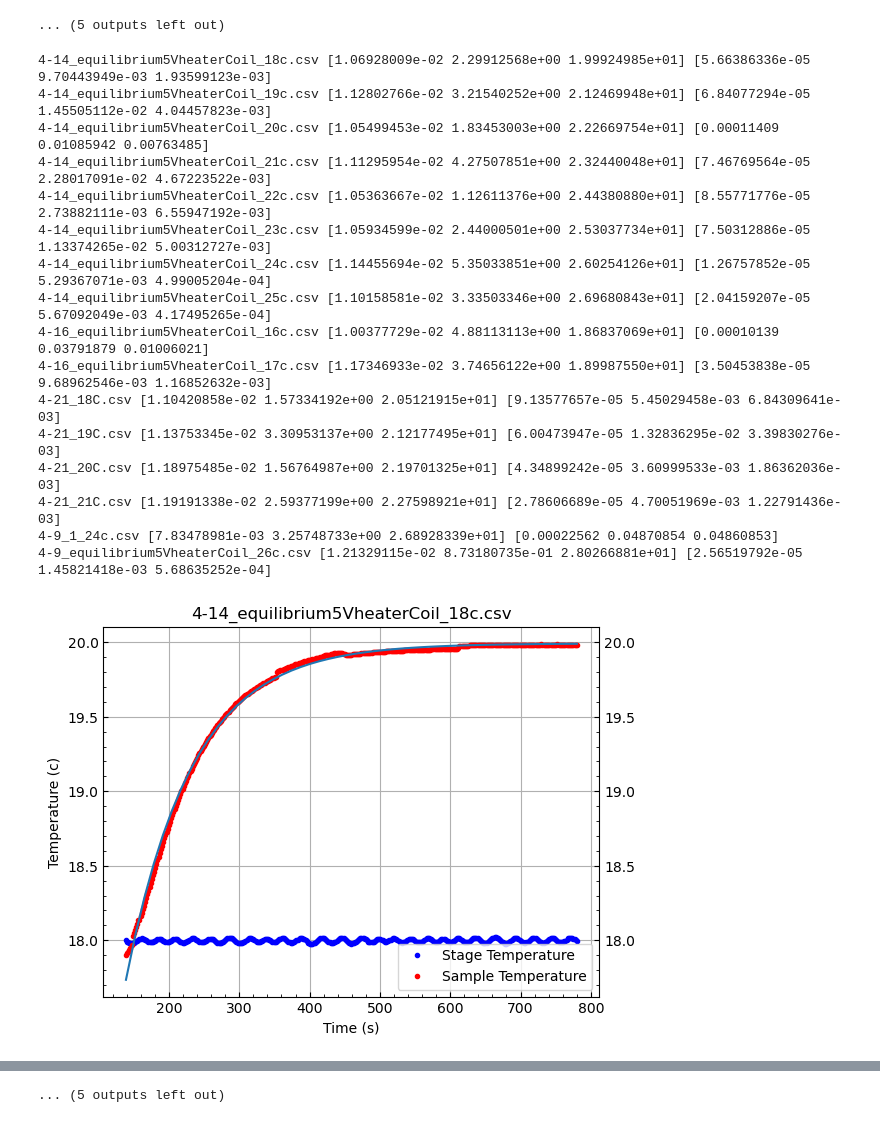
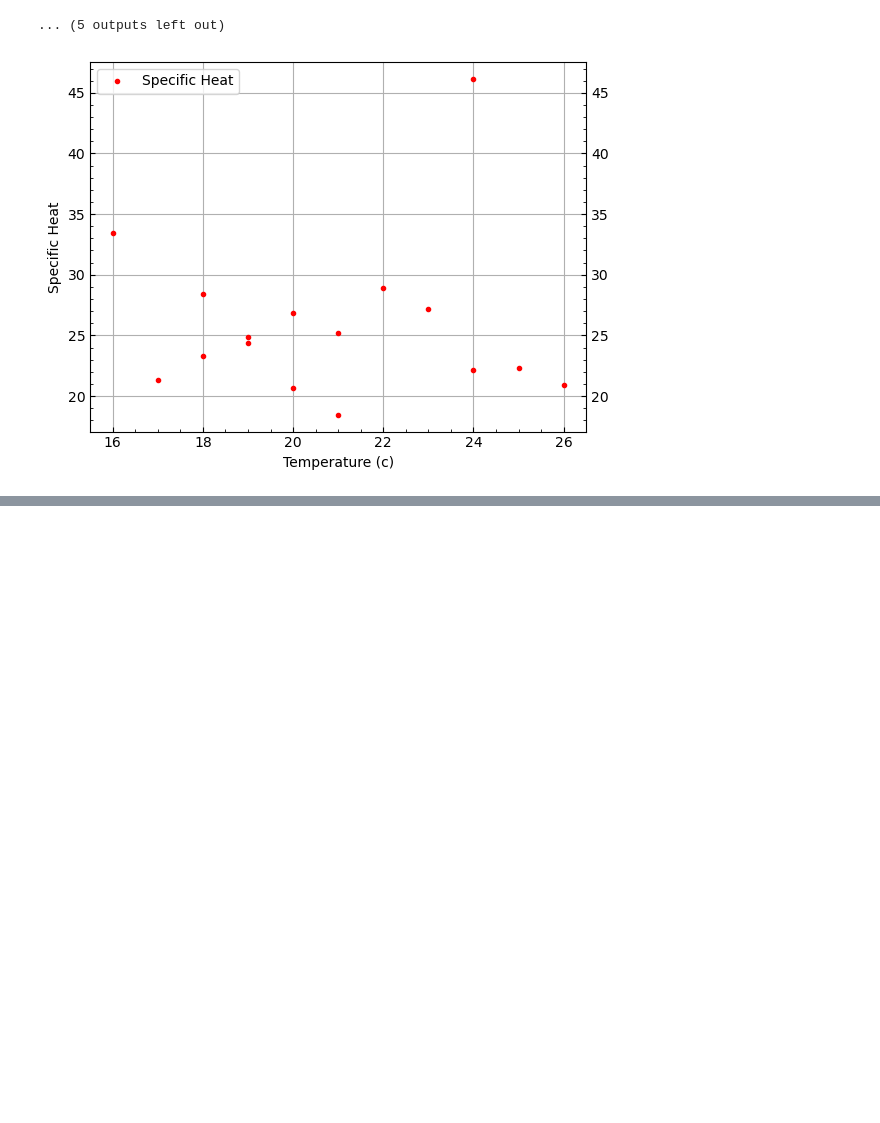
Before and after one commit to djc6451/gadoliniumRepo, a Jupyter notebook: gadoliniumAnalysis.ipynb, the cells around one changed output, grey strips where cells are left out. Drawn from its saved outputs; the diff is of its cells as text; code cells hidden in the pictures; blank space fills up the shorter version.

```diff
--- a/gadoliniumAnalysis.ipynb
+++ b/gadoliniumAnalysis.ipynb
@@ -164,50 +164,54 @@ indeces = np.array([(87,135),
                     (94,125),
                     (250,280),
                     (145,185),
                     (245,285),
                     (155,185),
                     (40,80), #
                     (130,166),
                     (40,80),
                     (103,135),
                     (172,215),
                     (7,35)])
 count = 0
+
+
+temperaturesOrdered = np.array([18,19,20,21,22,23,24,25,16,17,18,19,20,21,24,26])
+bVals = np.array([])
+cVals = np.array([])
+
+
 for file in filenames:
     startingIndex = indeces[count][0]
 
     start = "C:\\Users\\Lawre\\OneDrive\\Desktop\\gadolinium\\datalist"
     end = "\\" + file
     totalFilePath = start+end
     #Do some curve fitting on each one and then print the information below
     tempTime , tempStage , tempSample = loadnsave(totalFilePath)
 
     vals , pcov = scipy.optimize.curve_fit( tempOfTime ,  tempTime[startingIndex:] , tempSample[startingIndex:],p0=[0.012,2.5,20])
 
-    print( file , vals , np.sqrt(np.diag(pcov)) )
+    #print( file , vals , np.sqrt(np.diag(pcov)) )
+
     x = np.linspace( tempTime[startingIndex] , tempTime[len(tempTime)-1] )
     y = tempOfTime( x , vals[0] , vals[1],vals[2])
 
 
-    plotFile(totalFilePath, startingIndex , len(tempTime))
-    plt.plot(x,y,label="Curve Fit")
+    #plotFile(totalFilePath, startingIndex , len(tempTime))
+    #plt.plot(x,y,label="Curve Fit")
+
+    bVals = np.append(bVals, vals[0])
+    cVals = np.append(cVals , vals[2])
 
     count = count + 1
+
+
+#MAKE CHANGES TO THE B VALUES BECAUSE THEY ARE NOT INHERENTLY SPECIFIC HEATS
+aList = (25/200)*(cVals - temperaturesOrdered ) #cvals - baseTemperature
+specificHeats = aList / bVals
+fig = plt.figure()
+ax = fig.add_subplot()
+plt.plot(temperaturesOrdered , specificHeats , "." ,color="red",  label="Specific Heat")
+plotStandards("Temperature (c)" , "Specific Heat")
 # %% [output]
-4-14_equilibrium5VheaterCoil_18c.csv [1.06928009e-02 2.29912568e+00 1.99924985e+01] [5.66386336e-05 9.70443949e-03 1.93599123e-03]
-4-14_equilibrium5VheaterCoil_19c.csv [1.12802766e-02 3.21540252e+00 2.12469948e+01] [6.84077294e-05 1.45505112e-02 4.04457823e-03]
-4-14_equilibrium5VheaterCoil_20c.csv [1.05499453e-02 1.83453003e+00 2.22669754e+01] [0.00011409 0.01085942 0.00763485]
-4-14_equilibrium5VheaterCoil_21c.csv [1.11295954e-02 4.27507851e+00 2.32440048e+01] [7.46769564e-05 2.28017091e-02 4.67223522e-03]
-4-14_equilibrium5VheaterCoil_22c.csv [1.05363667e-02 1.12611376e+00 2.44380880e+01] [8.55771776e-05 2.73882111e-03 6.55947192e-03]
-4-14_equilibrium5VheaterCoil_23c.csv [1.05934599e-02 2.44000501e+00 2.53037734e+01] [7.50312886e-05 1.13374265e-02 5.00312727e-03]
-4-14_equilibrium5VheaterCoil_24c.csv [1.14455694e-02 5.35033851e+00 2.60254126e+01] [1.26757852e-05 5.29367071e-03 4.99005204e-04]
-4-14_equilibrium5VheaterCoil_25c.csv [1.10158581e-02 3.33503346e+00 2.69680843e+01] [2.04159207e-05 5.67092049e-03 4.17495265e-04]
-4-16_equilibrium5VheaterCoil_16c.csv [1.00377729e-02 4.88113113e+00 1.86837069e+01] [0.00010139 0.03791879 0.01006021]
-4-16_equilibrium5VheaterCoil_17c.csv [1.17346933e-02 3.74656122e+00 1.89987550e+01] [3.50453838e-05 9.68962546e-03 1.16852632e-03]
-4-21_18C.csv [1.10420858e-02 1.57334192e+00 2.05121915e+01] [9.13577657e-05 5.45029458e-03 6.84309641e-03]
-4-21_19C.csv [1.13753345e-02 3.30953137e+00 2.12177495e+01] [6.00473947e-05 1.32836295e-02 3.39830276e-03]
-4-21_20C.csv [1.18975485e-02 1.56764987e+00 2.19701325e+01] [4.34899242e-05 3.60999533e-03 1.86362036e-03]
-4-21_21C.csv [1.19191338e-02 2.59377199e+00 2.27598921e+01] [2.78606689e-05 4.70051969e-03 1.22791436e-03]
-4-9_1_24c.csv [7.83478981e-03 3.25748733e+00 2.68928339e+01] [0.00022562 0.04870854 0.04860853]
-4-9_equilibrium5VheaterCoil_26c.csv [1.21329115e-02 8.73180735e-01 2.80266881e+01] [2.56519792e-05 1.45821418e-03 5.68635252e-04]
-[figure, old version]
+[figure, new version]
@@ -224 +217,0 @@ for file in filenames:
-... (5 outputs left out)
```
Also changed, not shown: parts of 1 cell of this notebook, 7 other files.
